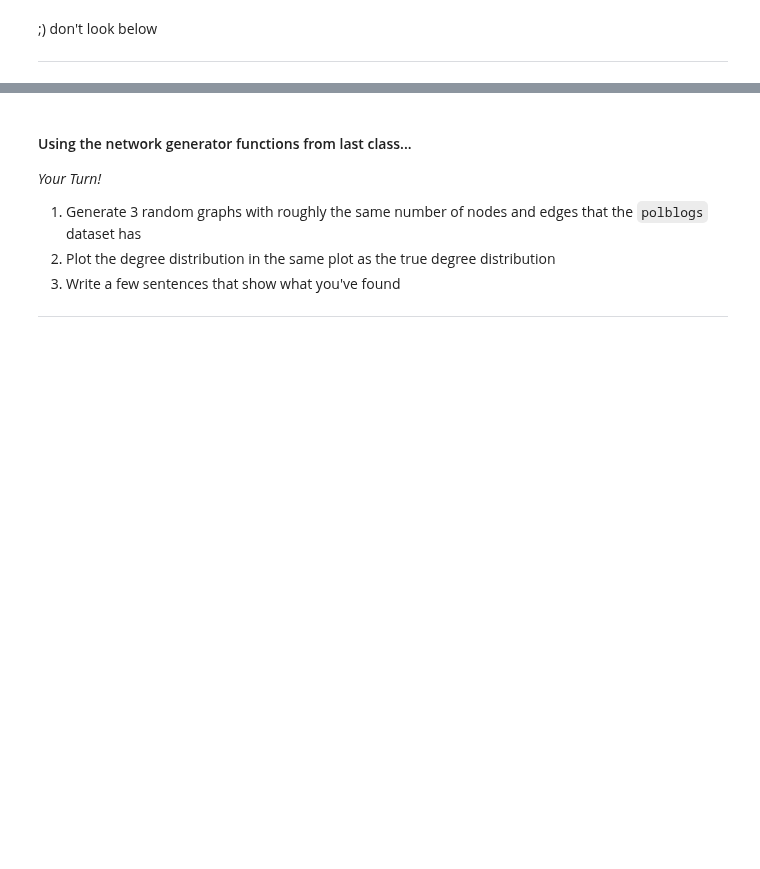
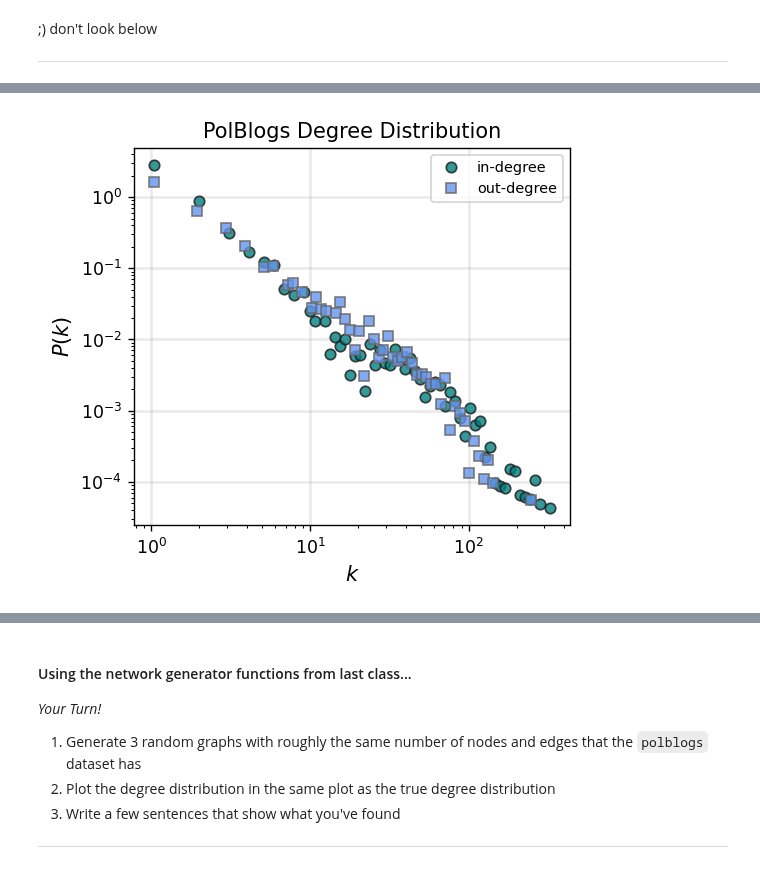
Before and after one commit to asmithh/network-science-data-book, a Jupyter notebook: class_03_networkx2.ipynb, the cells around one changed output, grey strips where cells are left out. Saved outputs shown, nothing was run; the diff lists cells and outputs as text; code cells hidden in the pictures; blank space fills up the shorter version.

```diff
--- a/class_03_networkx2.ipynb
+++ b/class_03_networkx2.ipynb
@@ -211,20 +315,26 @@ plt.loglog(x, y,marker='o',lw=0);
 # %%
-x1,y1 = plot_degree(list(in_degree.values()), number_of_bins=80, log_binning=True, base=2)
-x2,y2 = plot_degree(list(out_degree.values()), number_of_bins=80, log_binning=True, base=2)
+x_in, y_in  = degree_distribution(digraph, number_of_bins=80, log_binning=True, directed='in')
+x_out,y_out = degree_distribution(digraph, number_of_bins=80, log_binning=True, directed='out')
+
+
 
 fig, ax = plt.subplots(1,1,figsize=(4.5,4),dpi=125)
 
-ax.loglog(x1, y1,'o', color=cols[4], label='in-degree', alpha=0.8, mec='.1')
-ax.loglog(x2, y2,'s', color=cols[6], label='out-degree', alpha=0.8, mec='.4')
+ax.loglog(x_in, y_in,'o', color='teal', label='in-degree', alpha=0.8, mec='.1')
+ax.loglog(x_out, y_out,'s', color='cornflowerblue', label='out-degree', alpha=0.8, mec='.4')
+
 ax.set_xlabel(r"$k$",fontsize='large')
 ax.set_ylabel(r"$P(k)$",fontsize='large')
 ax.legend(fontsize='small')
+ax.grid(linewidth=1.5, color='#999999', alpha=0.2, linestyle='-')
+ax.set_title('PolBlogs Degree Distribution')
 
-ax.grid(linewidth=1.5, color='#999999', alpha=0.2, linestyle='-')
 
-plt.savefig('figs/pngs/PolBlogs_inout_degreedist.png', dpi=425, bbox_inches='tight')
-plt.savefig('figs/pdfs/PolBlogs_inout_degreedist.pdf', bbox_inches='tight')
+plt.savefig('images/pngs/PolBlogs_inout_degreedist.png', dpi=425, bbox_inches='tight')
+plt.savefig('images/pdfs/PolBlogs_inout_degreedist.pdf', bbox_inches='tight')
 plt.show()
+# %% [output]
+[figure, added]
 # %%
 # Note: your plots will look stupid if you don't do log binning...
 nbins = 50
```
Also changed, not shown: parts of 30 cells of this notebook, 10 other files.
